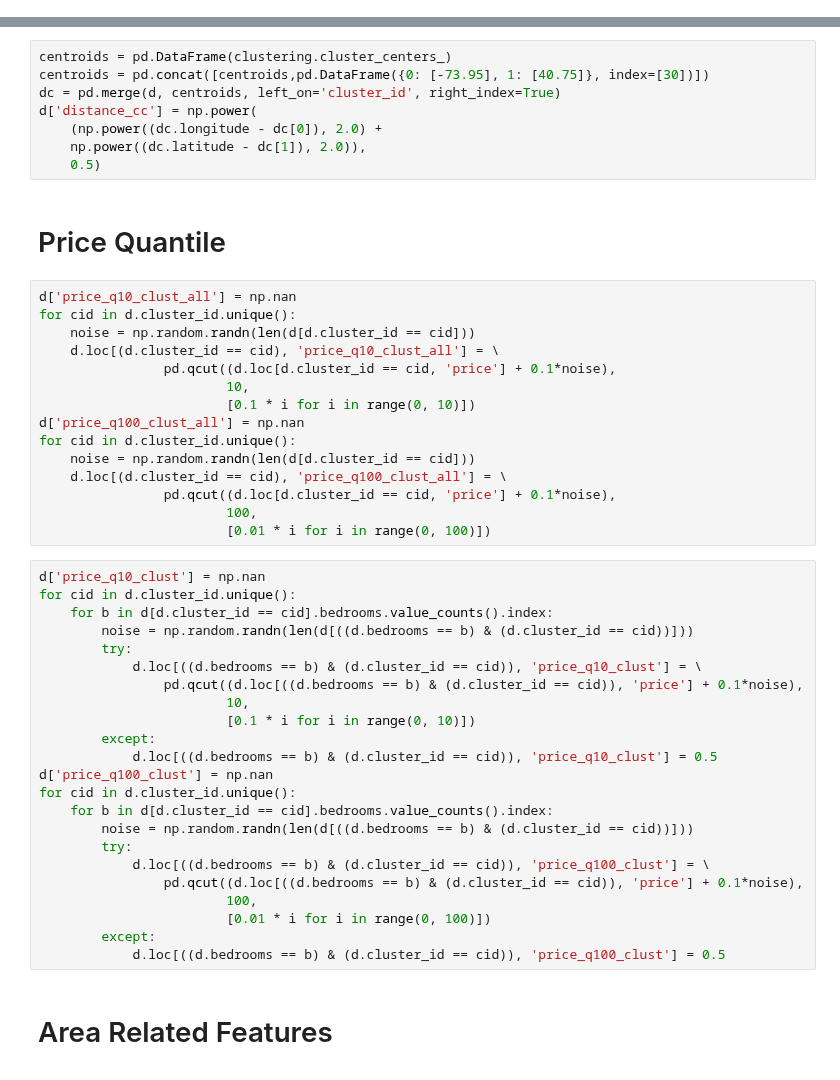
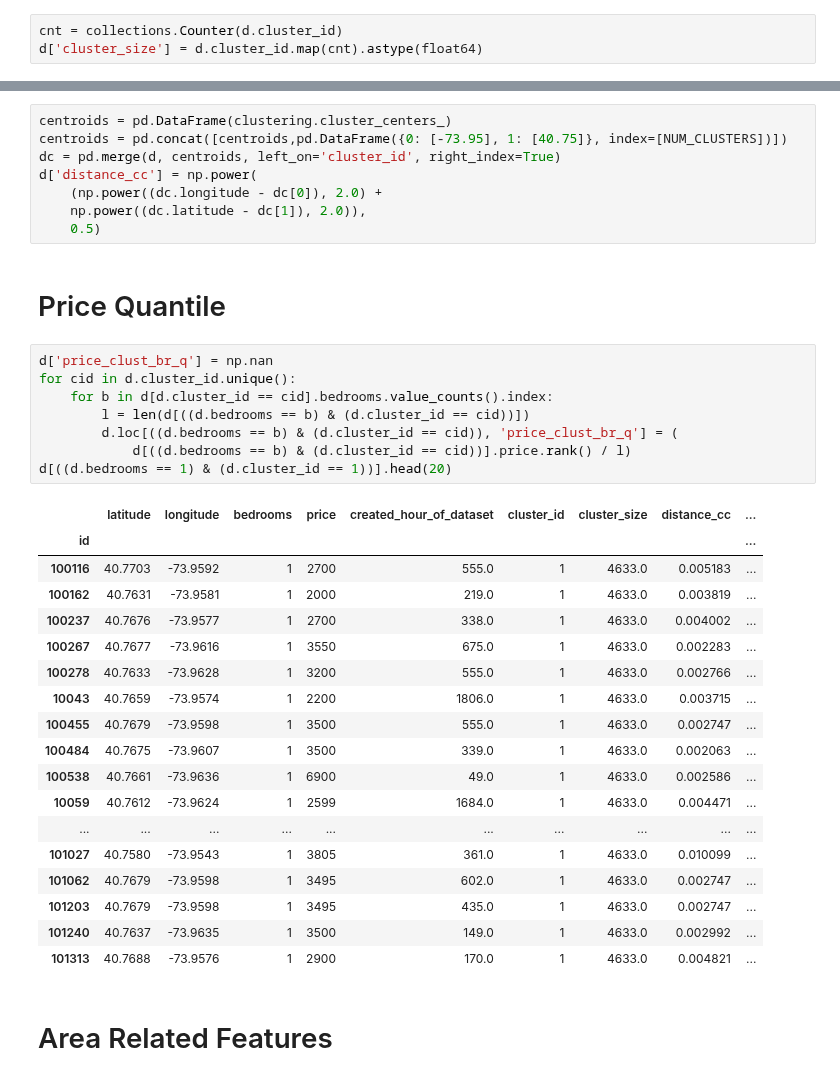
Before and after one commit to csizsek/kaggle-2s-rental-inq, a Jupyter notebook: 108_latlon_clustering.ipynb, the cells around one changed output, grey strips where cells are left out. Saved outputs shown, nothing was run; the diff lists cells and outputs as text.

```diff
--- a/108_latlon_clustering.ipynb
+++ b/108_latlon_clustering.ipynb
@@ -216,8 +214,11 @@ for cid in d.cluster_id.unique():
+# %%
+cnt = collections.Counter(d.cluster_id)
+d['cluster_size'] = d.cluster_id.map(cnt).astype(float64)
 # %% [markdown]
 # Distance from Centroid
 # %%
 centroids = pd.DataFrame(clustering.cluster_centers_)
-centroids = pd.concat([centroids,pd.DataFrame({0: [-73.95], 1: [40.75]}, index=[30])])
+centroids = pd.concat([centroids,pd.DataFrame({0: [-73.95], 1: [40.75]}, index=[NUM_CLUSTERS])])
 dc = pd.merge(d, centroids, left_on='cluster_id', right_index=True)
 d['distance_cc'] = np.power(
     (np.power((dc.longitude - dc[0]), 2.0) +
@@ -225,44 +226,33 @@ d['distance_cc'] = np.power(
     0.5)
 # %% [markdown]
 # Price Quantile
-# %%
-d['price_q10_clust_all'] = np.nan
-for cid in d.cluster_id.unique():
-    noise = np.random.randn(len(d[d.cluster_id == cid]))
-    d.loc[(d.cluster_id == cid), 'price_q10_clust_all'] = \
-                pd.qcut((d.loc[d.cluster_id == cid, 'price'] + 0.1*noise),
-                        10,
-                        [0.1 * i for i in range(0, 10)])
-d['price_q100_clust_all'] = np.nan
-for cid in d.cluster_id.unique():
-    noise = np.random.randn(len(d[d.cluster_id == cid]))
-    d.loc[(d.cluster_id == cid), 'price_q100_clust_all'] = \
-                pd.qcut((d.loc[d.cluster_id == cid, 'price'] + 0.1*noise),
-                        100,
-                        [0.01 * i for i in range(0, 100)])
 # %%
-d['price_q10_clust'] = np.nan
+d['price_clust_br_q'] = np.nan
 for cid in d.cluster_id.unique():
     for b in d[d.cluster_id == cid].bedrooms.value_counts().index:
-        noise = np.random.randn(len(d[((d.bedrooms == b) & (d.cluster_id == cid))]))
-        try:
-            d.loc[((d.bedrooms == b) & (d.cluster_id == cid)), 'price_q10_clust'] = \
-                pd.qcut((d.loc[((d.bedrooms == b) & (d.cluster_id == cid)), 'price'] + 0.1*noise),
-                        10,
-                        [0.1 * i for i in range(0, 10)])
-        except:
-            d.loc[((d.bedrooms == b) & (d.cluster_id == cid)), 'price_q10_clust'] = 0.5
-d['price_q100_clust'] = np.nan
-for cid in d.cluster_id.unique():
-    for b in d[d.cluster_id == cid].bedrooms.value_counts().index:
-        noise = np.random.randn(len(d[((d.bedrooms == b) & (d.cluster_id == cid))]))
-        try:
-            d.loc[((d.bedrooms == b) & (d.cluster_id == cid)), 'price_q100_clust'] = \
-                pd.qcut((d.loc[((d.bedrooms == b) & (d.cluster_id == cid)), 'price'] + 0.1*noise),
-                        100,
-                        [0.01 * i for i in range(0, 100)])
-        except:
-            d.loc[((d.bedrooms == b) & (d.cluster_id == cid)), 'price_q100_clust'] = 0.5
+        l = len(d[((d.bedrooms == b) & (d.cluster_id == cid))])
+        d.loc[((d.bedrooms == b) & (d.cluster_id == cid)), 'price_clust_br_q'] = (
+            d[((d.bedrooms == b) & (d.cluster_id == cid))].price.rank() / l)
+d[((d.bedrooms == 1) & (d.cluster_id == 1))].head(20)
+# %% [output]
+|  | latitude | longitude | bedrooms | price | created_hour_of_dataset | cluster_id | cluster_size | distance_cc | ... |
+| id |  |  |  |  |  |  |  |  | ... |
+| 100116 | 40.7703 | -73.9592 | 1 | 2700 | 555.0 | 1 | 4633.0 | 0.005183 | ... |
+| 100162 | 40.7631 | -73.9581 | 1 | 2000 | 219.0 | 1 | 4633.0 | 0.003819 | ... |
+| 100237 | 40.7676 | -73.9577 | 1 | 2700 | 338.0 | 1 | 4633.0 | 0.004002 | ... |
+| 100267 | 40.7677 | -73.9616 | 1 | 3550 | 675.0 | 1 | 4633.0 | 0.002283 | ... |
+| 100278 | 40.7633 | -73.9628 | 1 | 3200 | 555.0 | 1 | 4633.0 | 0.002766 | ... |
+| 10043 | 40.7659 | -73.9574 | 1 | 2200 | 1806.0 | 1 | 4633.0 | 0.003715 | ... |
+| 100455 | 40.7679 | -73.9598 | 1 | 3500 | 555.0 | 1 | 4633.0 | 0.002747 | ... |
+| 100484 | 40.7675 | -73.9607 | 1 | 3500 | 339.0 | 1 | 4633.0 | 0.002063 | ... |
+| 100538 | 40.7661 | -73.9636 | 1 | 6900 | 49.0 | 1 | 4633.0 | 0.002586 | ... |
+| 10059 | 40.7612 | -73.9624 | 1 | 2599 | 1684.0 | 1 | 4633.0 | 0.004471 | ... |
+| ... | ... | ... | ... | ... | ... | ... | ... | ... | ... |
+| 101027 | 40.7580 | -73.9543 | 1 | 3805 | 361.0 | 1 | 4633.0 | 0.010099 | ... |
+| 101062 | 40.7679 | -73.9598 | 1 | 3495 | 602.0 | 1 | 4633.0 | 0.002747 | ... |
+| 101203 | 40.7679 | -73.9598 | 1 | 3495 | 435.0 | 1 | 4633.0 | 0.002747 | ... |
+| 101240 | 40.7637 | -73.9635 | 1 | 3500 | 149.0 | 1 | 4633.0 | 0.002992 | ... |
+| 101313 | 40.7688 | -73.9576 | 1 | 2900 | 170.0 | 1 | 4633.0 | 0.004821 | ... |
 # %% [markdown]
 # Area Related Features
 # %%
```
Also changed, not shown: parts of 12 cells of this notebook, 6 other files.
